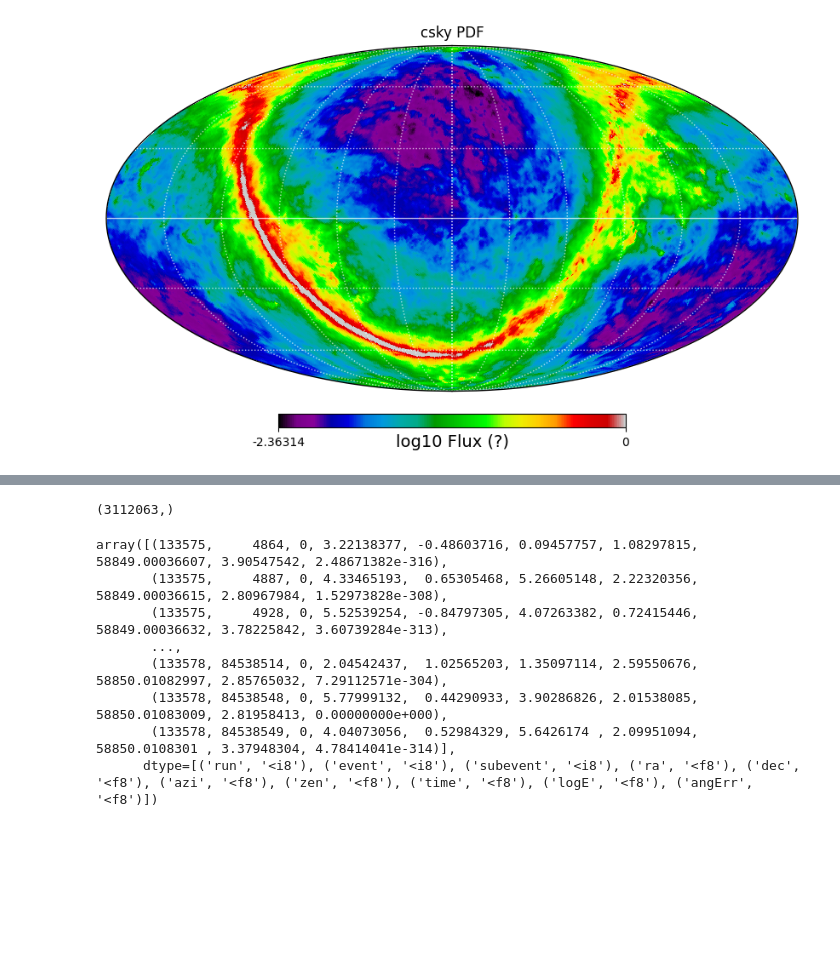
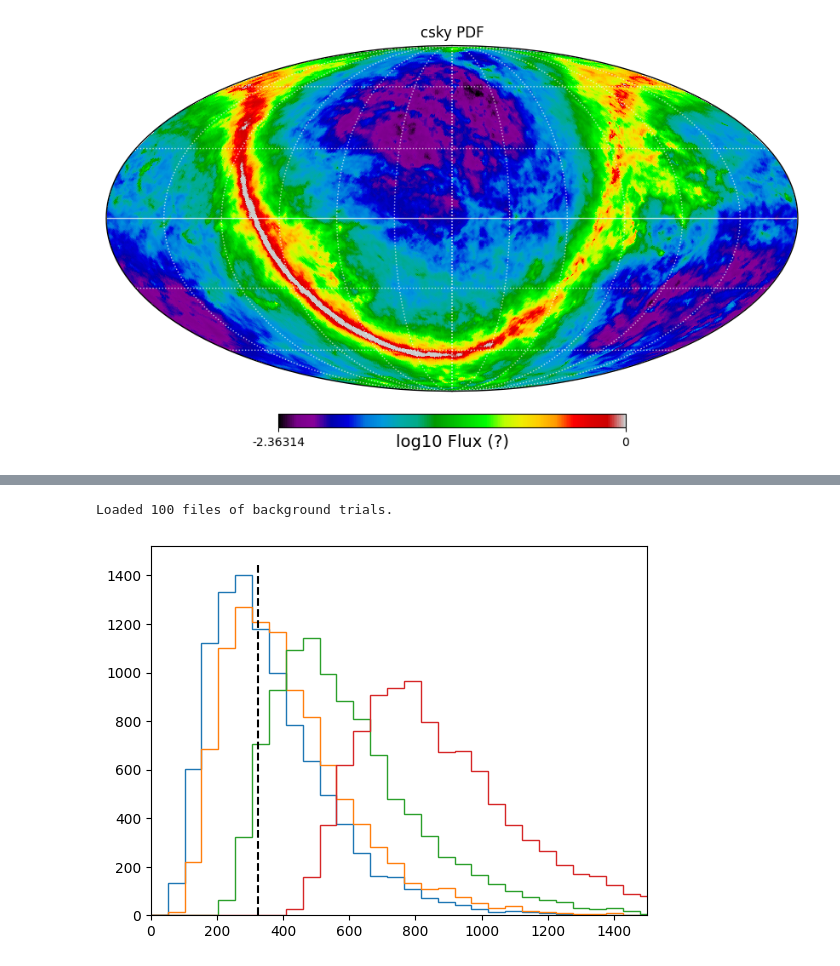
Before and after one commit to MACampana/BinnedTracks, a Jupyter notebook: BinnedAnalysis.ipynb, the cells around one changed output, grey strips where cells are left out. Saved outputs shown, nothing was run; the diff lists cells and outputs as text; code cells hidden in the pictures; blank space fills up the shorter version.

```diff
--- a/BinnedAnalysis.ipynb
+++ b/BinnedAnalysis.ipynb
@@ -786,9 +795,9 @@ class LiMaStats:
 data_path = 'data/level2/binned/Level2_2020.binned_data.npy'
 sig_path = 'data/level2/sim/npy/Level2_sim.npy'
 grl_path = 'GRL.npy'
-template_path = 'data/level2/binned/Fermi_pi0_wAcc_gamma2.7_sigma0.1.template_pdf.npy'
+template_path = 'templates/Fermi-LAT_pi0_map.npy'
 # %%
 lima_bean = LiMaStats(data_path, sig_path, grl_path, is_binned=True, savedir='data/level2/binned', name='Fermi_pi0_bothAcc',
-                 template=template_path, is_smoothed_pdf=True, gamma=2.7, cutoff=10**(-1.0),
+                 template=template_path, gamma=2.7, cutoff=10**(-1.0),
                  nside=128, num_bands=50, min_dec_deg=-80, max_dec_deg=80, verbose=False)
 # %% [output]
@@ -800,2 +817,2 @@ Load template <-- data/level2/binned/Fermi_pi0_wAcc_gamma2.7_sigma0.1.template_p
 # %%
-trials = lima_bean.get_many_llrs(num=100, n_sig=1000000, acc='signal', seed=12, verbose=False)
+trials = lima_bean.get_many_llrs(num=1000, n_sig=1000000, acc='signal', seed=12, verbose=False)
@@ -889,15 +874,50 @@ plt.show()
-# %%
-a.shape
-# %% [output]
-(3112063,)
-# %%
-a
-# %% [output]
-array([(133575,     4864, 0, 3.22138377, -0.48603716, 0.09457757, 1.08297815, 58849.00036607, 3.90547542, 2.48671382e-316),
-       (133575,     4887, 0, 4.33465193,  0.65305468, 5.26605148, 2.22320356, 58849.00036615, 2.80967984, 1.52973828e-308),
-       (133575,     4928, 0, 5.52539254, -0.84797305, 4.07263382, 0.72415446, 58849.00036632, 3.78225842, 3.60739284e-313),
-       ...,
-       (133578, 84538514, 0, 2.04542437,  1.02565203, 1.35097114, 2.59550676, 58850.01082997, 2.85765032, 7.29112571e-304),
-       (133578, 84538548, 0, 5.77999132,  0.44290933, 3.90286826, 2.01538085, 58850.01083009, 2.81958413, 0.00000000e+000),
-       (133578, 84538549, 0, 4.04073056,  0.52984329, 5.6426174 , 2.09951094, 58850.0108301 , 3.37948304, 4.78414041e-314)],
-      dtype=[('run', '<i8'), ('event', '<i8'), ('subevent', '<i8'), ('ra', '<f8'), ('dec', '<f8'), ('azi', '<f8'), ('zen', '<f8'), ('time', '<f8'), ('logE', '<f8'), ('angErr', '<f8')])
+# %%
+#load and append bkg trials
+where_acc = 'bothAcc'
+
+filelist = sorted(glob(f'/data/user/mcampana/analysis/binned_tracks/trials/bkg/{where_acc}/trials*.npy'))
+bg_tss = np.array([])
+c = 0
+for f in filelist:
+    c += 1
+    arr = np.load(f, allow_pickle=True)
+    bg_tss = np.append(bg_tss, -2.0 * np.array(list(arr.item()['seed'].values())))
+
+print(f'Loaded {c} files of background trials.')
+
+med_bg_ts = np.median(bg_tss)
+# %% [output]
+Loaded 100 files of background trials.
+# %%
+#load and append sig trials
+#nsigs = np.sort(np.array(os.listdir(f'/data/user/mcampana/analysis/binned_tracks/trials/sig/{where_acc}/nsig/'), dtype=int))
+nsigs = np.array([250000, 500000, 750000])
+sig_tss = {}
+passing = {}
+for nsig in nsigs:
+    filelist = sorted(glob(f'/data/user/mcampana/analysis/binned_tracks/trials/sig/{where_acc}/nsig/{nsig}/trials*.npy'))
+    tss = np.array([])
+    c = 0
+    for f in filelist:
+        c += 1
+        arr = np.load(f, allow_pickle=True)
+        tss = np.append(tss, -2.0 * np.array(list(arr.item()['seed'].values())))
+
+    sig_tss[nsig] = tss
+
+    #passing fractions
+    passing[nsig] = np.mean(tss > med_bg_ts)
+
+passing[0] = .5
+# %%
+plt.figure(facecolor='w')
+bins = np.linspace(0,2500,50)
+plt.hist(bg_tss, bins=bins, histtype='step')
+plt.hist(sig_tss[250000], bins=bins, histtype='step')
+plt.hist(sig_tss[500000], bins=bins, histtype='step')
+plt.hist(sig_tss[750000], bins=bins, histtype='step')
+plt.vlines(med_bg_ts, 0, 1450, linestyle='--', color='k')
+plt.xlim(0, 1500)
+plt.show()
+# %% [output]
+[figure, added]
```
Also changed, not shown: parts of 18 cells of this notebook, 2 other files.
